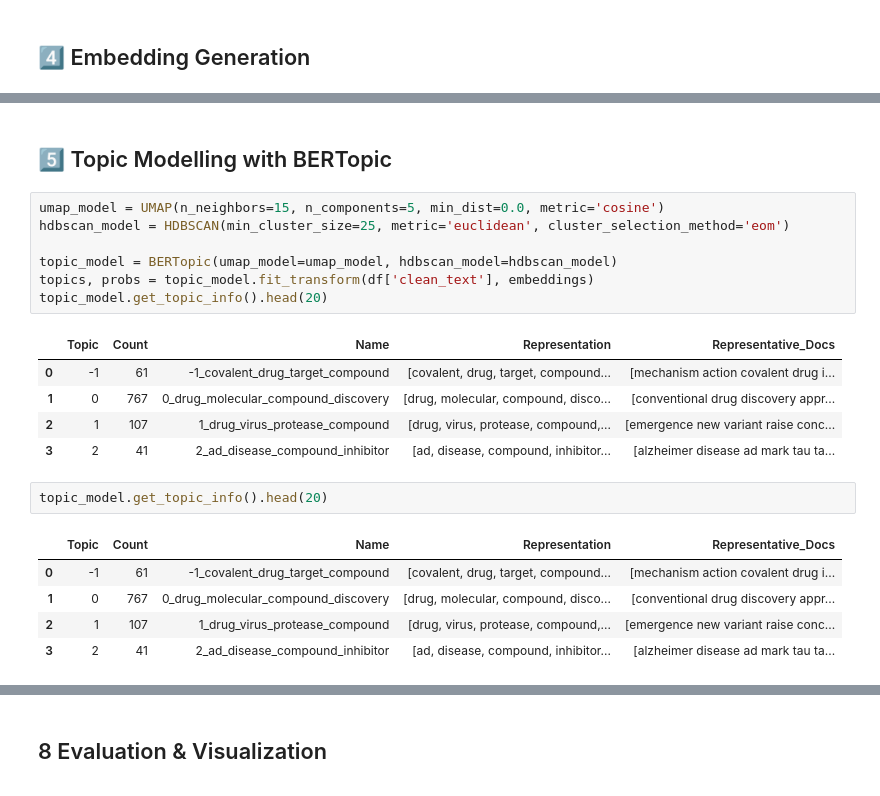
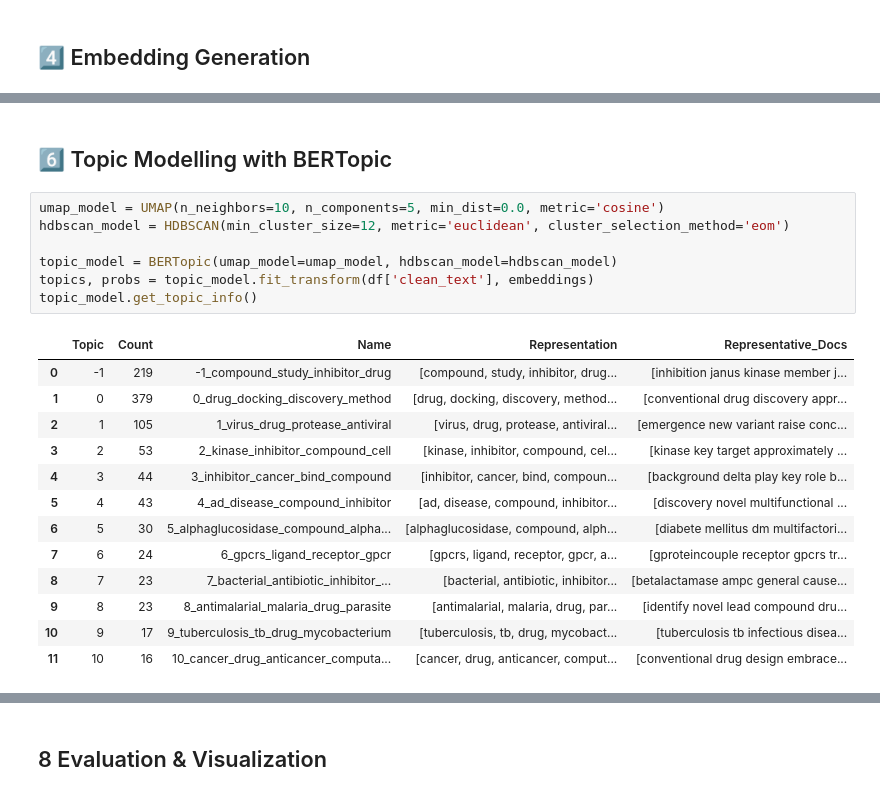
Before and after one commit to Paula-gwn/-Discovering-Emerging-Topics-in-Drug-Discovery-Research-using-BERTopic, a Jupyter notebook: Drug_Discover_TM.ipynb, the cells around one changed output, grey strips where cells are left out. Drawn from its saved outputs; the diff is of its cells as text.

```diff
--- a/Drug_Discover_TM.ipynb
+++ b/Drug_Discover_TM.ipynb
@@ -114,23 +186,23 @@ Xet Storage is enabled for this repo, but the 'hf_xet' package is not installed.
 # %% [markdown]
-## 5️⃣ Topic Modelling with BERTopic
+## 6️⃣ Topic Modelling with BERTopic
 # %%
-umap_model = UMAP(n_neighbors=15, n_components=5, min_dist=0.0, metric='cosine')
-hdbscan_model = HDBSCAN(min_cluster_size=25, metric='euclidean', cluster_selection_method='eom')
+umap_model = UMAP(n_neighbors=10, n_components=5, min_dist=0.0, metric='cosine')
+hdbscan_model = HDBSCAN(min_cluster_size=12, metric='euclidean', cluster_selection_method='eom')
 
 topic_model = BERTopic(umap_model=umap_model, hdbscan_model=hdbscan_model)
 topics, probs = topic_model.fit_transform(df['clean_text'], embeddings)
-topic_model.get_topic_info().head(20)
+topic_model.get_topic_info()
 # %% [output]
 |  | Topic | Count | Name | Representation | Representative_Docs |
-| 0 | -1 | 61 | -1_covalent_drug_target_compound | [covalent, drug, target, compound... | [mechanism action covalent drug i... |
-| 1 | 0 | 767 | 0_drug_molecular_compound_discovery | [drug, molecular, compound, disco... | [conventional drug discovery appr... |
-| 2 | 1 | 107 | 1_drug_virus_protease_compound | [drug, virus, protease, compound,... | [emergence new variant raise conc... |
-| 3 | 2 | 41 | 2_ad_disease_compound_inhibitor | [ad, disease, compound, inhibitor... | [alzheimer disease ad mark tau ta... |
+| 0 | -1 | 219 | -1_compound_study_inhibitor_drug | [compound, study, inhibitor, drug... | [inhibition janus kinase member j... |
+| 1 | 0 | 379 | 0_drug_docking_discovery_method | [drug, docking, discovery, method... | [conventional drug discovery appr... |
+| 2 | 1 | 105 | 1_virus_drug_protease_antiviral | [virus, drug, protease, antiviral... | [emergence new variant raise conc... |
+| 3 | 2 | 53 | 2_kinase_inhibitor_compound_cell | [kinase, inhibitor, compound, cel... | [kinase key target approximately ... |
+| 4 | 3 | 44 | 3_inhibitor_cancer_bind_compound | [inhibitor, cancer, bind, compoun... | [background delta play key role b... |
+| 5 | 4 | 43 | 4_ad_disease_compound_inhibitor | [ad, disease, compound, inhibitor... | [discovery novel multifunctional ... |
+| 6 | 5 | 30 | 5_alphaglucosidase_compound_alpha... | [alphaglucosidase, compound, alph... | [diabete mellitus dm multifactori... |
+| 7 | 6 | 24 | 6_gpcrs_ligand_receptor_gpcr | [gpcrs, ligand, receptor, gpcr, a... | [gproteincouple receptor gpcrs tr... |
+| 8 | 7 | 23 | 7_bacterial_antibiotic_inhibitor_... | [bacterial, antibiotic, inhibitor... | [betalactamase ampc general cause... |
+| 9 | 8 | 23 | 8_antimalarial_malaria_drug_parasite | [antimalarial, malaria, drug, par... | [identify novel lead compound dru... |
+| 10 | 9 | 17 | 9_tuberculosis_tb_drug_mycobacterium | [tuberculosis, tb, drug, mycobact... | [tuberculosis tb infectious disea... |
+| 11 | 10 | 16 | 10_cancer_drug_anticancer_computa... | [cancer, drug, anticancer, comput... | [conventional drug design embrace... |
-# %%
-topic_model.get_topic_info().head(20)
-# %% [output]
-|  | Topic | Count | Name | Representation | Representative_Docs |
-| 0 | -1 | 61 | -1_covalent_drug_target_compound | [covalent, drug, target, compound... | [mechanism action covalent drug i... |
-| 1 | 0 | 767 | 0_drug_molecular_compound_discovery | [drug, molecular, compound, disco... | [conventional drug discovery appr... |
-| 2 | 1 | 107 | 1_drug_virus_protease_compound | [drug, virus, protease, compound,... | [emergence new variant raise conc... |
-| 3 | 2 | 41 | 2_ad_disease_compound_inhibitor | [ad, disease, compound, inhibitor... | [alzheimer disease ad mark tau ta... |
```
Also changed, not shown: parts of 21 cells of this notebook.
